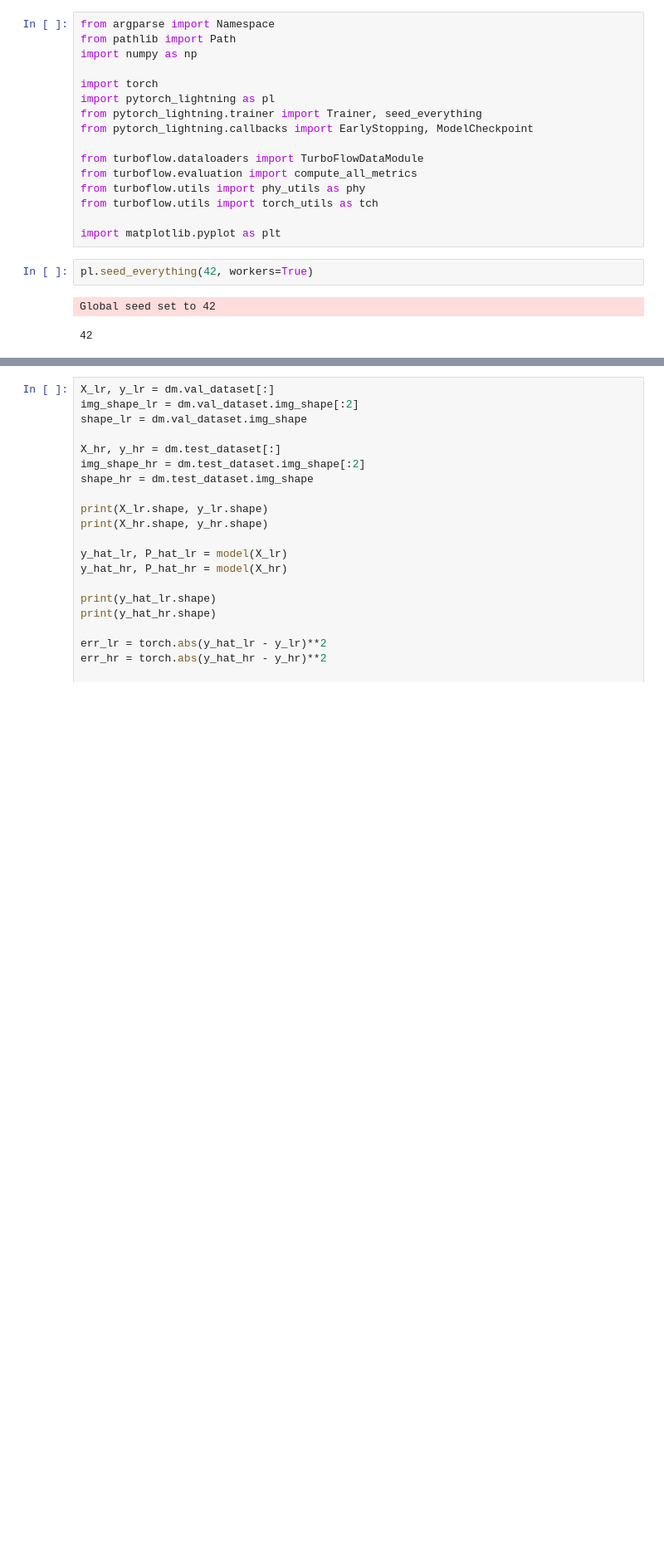
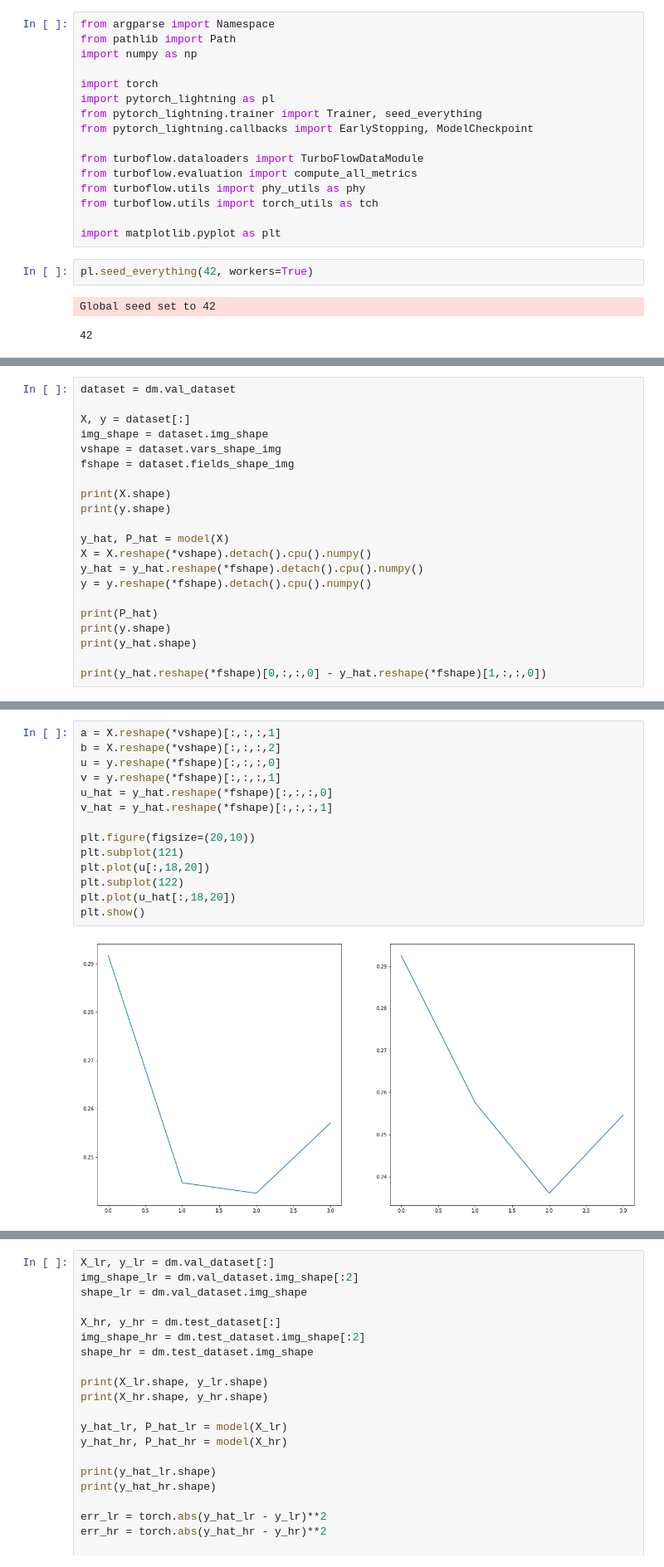
Before and after one commit to Chutlhu/TurboSuperResultion, a Jupyter notebook: notebooks/[Sandbox,PINNUS,Turb2D,time] PINNUS with Time and NS equations.ipynb, the cells around one changed output, grey strips where cells are left out. Shown at 83% size. Drawn from its saved outputs; the diff is of its cells as text; blank space fills up the shorter version.

```diff
--- a/notebooks/[Sandbox,PINNUS,Turb2D,time] PINNUS with Time and NS equations.ipynb
+++ b/notebooks/[Sandbox,PINNUS,Turb2D,time] PINNUS with Time and NS equations.ipynb
@@ -183,0 +229,21 @@ checkpoint_callback.best_model_path
+# %%
+dataset = dm.val_dataset
+
+X, y = dataset[:]
+img_shape = dataset.img_shape
+vshape = dataset.vars_shape_img
+fshape = dataset.fields_shape_img
+
+print(X.shape)
+print(y.shape)
+
+y_hat, P_hat = model(X)
+X = X.reshape(*vshape).detach().cpu().numpy()
+y_hat = y_hat.reshape(*fshape).detach().cpu().numpy()
+y = y.reshape(*fshape).detach().cpu().numpy()
+
+print(P_hat)
+print(y.shape)
+print(y_hat.shape)
+
+print(y_hat.reshape(*fshape)[0,:,:,0] - y_hat.reshape(*fshape)[1,:,:,0])
@@ -183,0 +307,16 @@ checkpoint_callback.best_model_path
+# %%
+a = X.reshape(*vshape)[:,:,:,1]
+b = X.reshape(*vshape)[:,:,:,2]
+u = y.reshape(*fshape)[:,:,:,0]
+v = y.reshape(*fshape)[:,:,:,1]
+u_hat = y_hat.reshape(*fshape)[:,:,:,0]
+v_hat = y_hat.reshape(*fshape)[:,:,:,1]
+
+plt.figure(figsize=(20,10))
+plt.subplot(121)
+plt.plot(u[:,18,20])
+plt.subplot(122)
+plt.plot(u_hat[:,18,20])
+plt.show()
+# %% [output]
+[figure, added]
```
Also changed, not shown: parts of 14 cells of this notebook, 11 other files.
